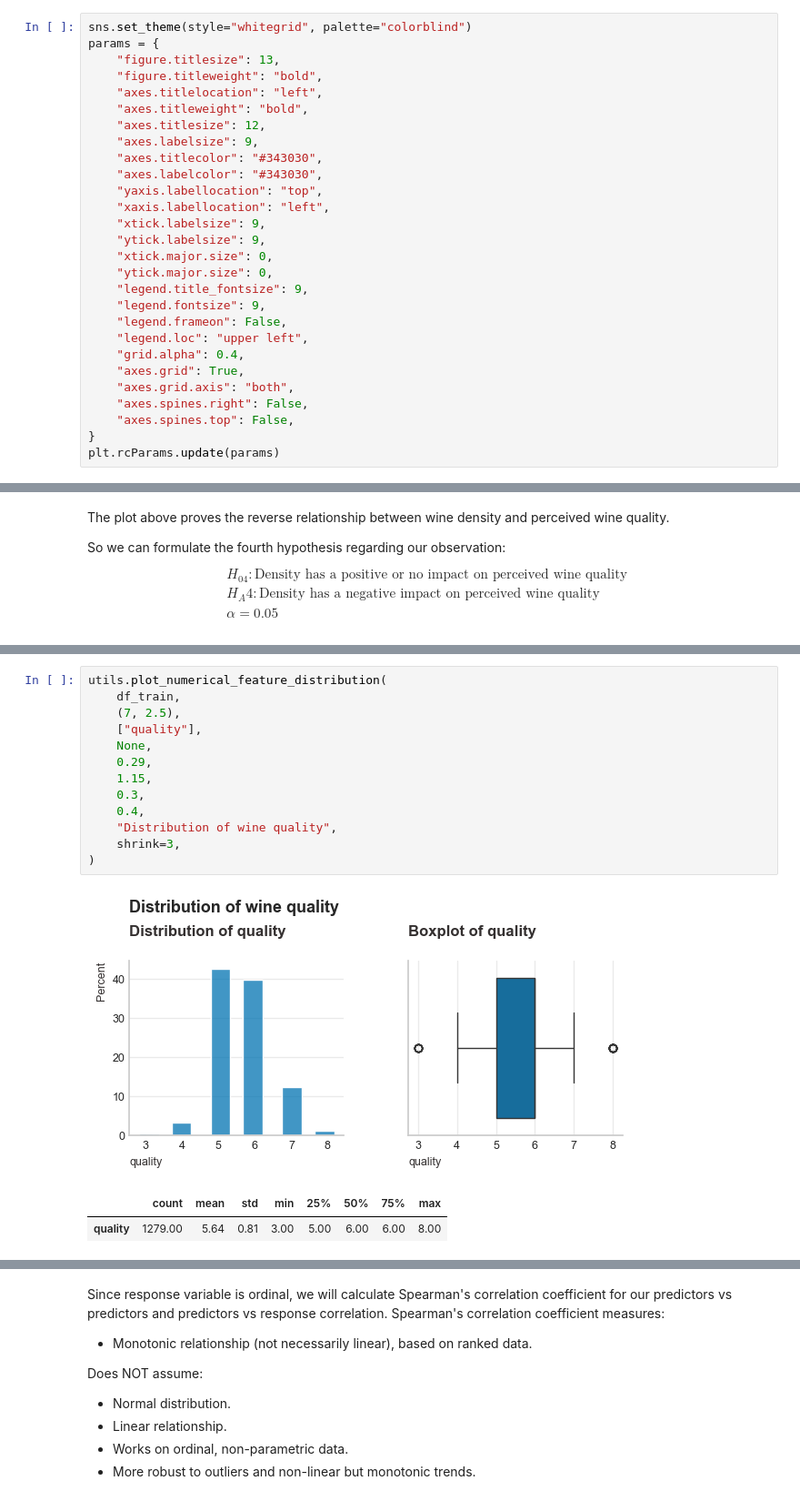
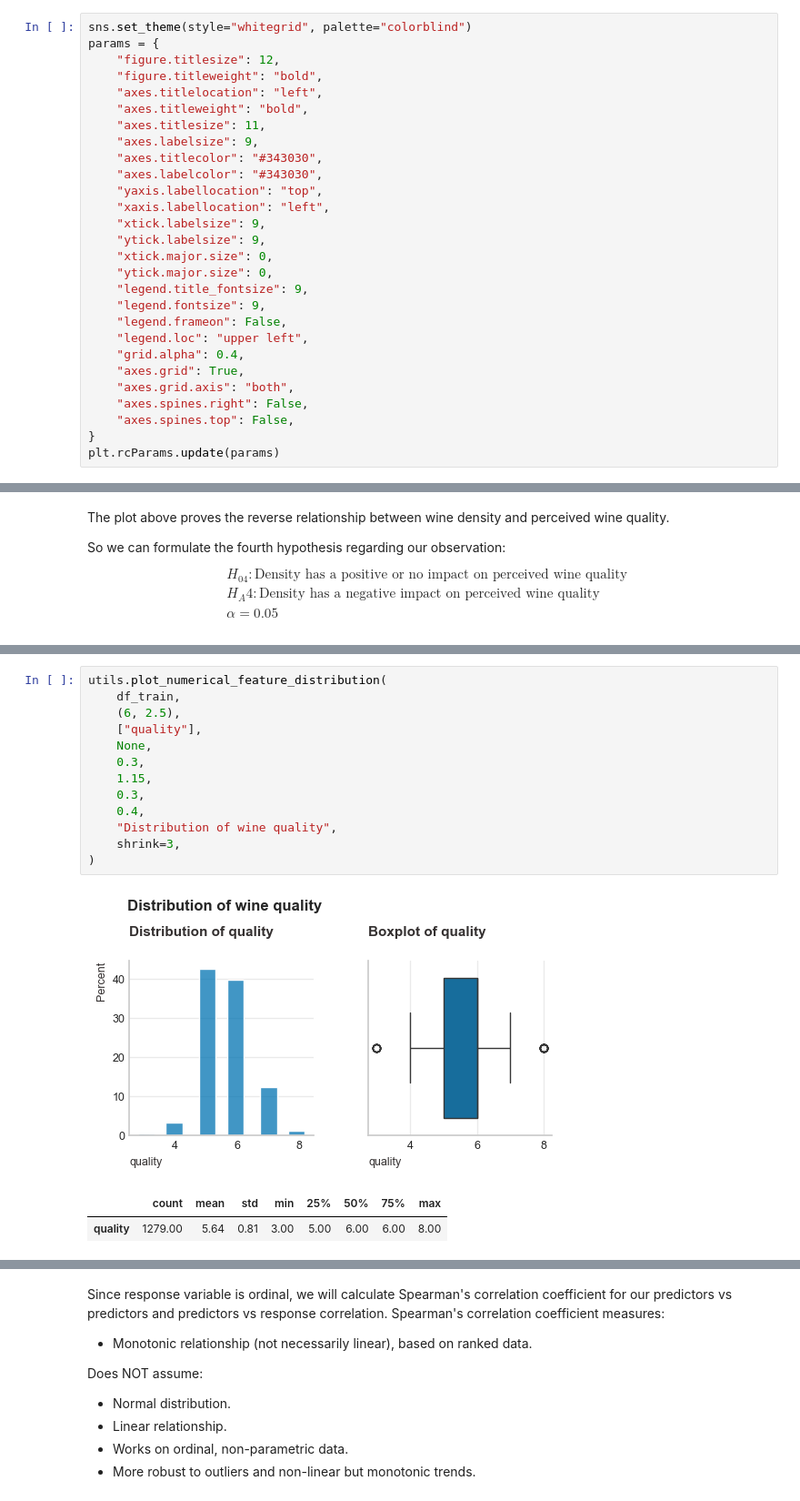
Before and after one commit to Gintare1985/Red-Wine-Quality-Project, a Jupyter notebook: notebooks/Red_wine_quality_analysis.ipynb, the cells around one changed output, grey strips where cells are left out. Shown at 91% size. Saved outputs shown, nothing was run; the diff lists cells and outputs as text.

```diff
--- a/notebooks/Red_wine_quality_analysis.ipynb
+++ b/notebooks/Red_wine_quality_analysis.ipynb
@@ -50,11 +53,11 @@ pd.set_option("display.max_columns", 50)
 # %%
 sns.set_theme(style="whitegrid", palette="colorblind")
 params = {
-    "figure.titlesize": 13,
+    "figure.titlesize": 12,
     "figure.titleweight": "bold",
     "axes.titlelocation": "left",
     "axes.titleweight": "bold",
-    "axes.titlesize": 12,
+    "axes.titlesize": 11,
     "axes.labelsize": 9,
     "axes.titlecolor": "#343030",
     "axes.labelcolor": "#343030",
@@ -653,18 +656,18 @@ Finally, we will examine distribution of response variable.
 # %%
 utils.plot_numerical_feature_distribution(
     df_train,
-    (7, 2.5),
+    (6, 2.5),
     ["quality"],
     None,
-    0.29,
+    0.3,
     1.15,
     0.3,
     0.4,
     "Distribution of wine quality",
     shrink=3,
 )
 # %% [output]
-[figure, old version]
+[figure, new version]
 |  | count | mean | std | min | 25% | 50% | 75% | max |
 | quality | 1279.00 | 5.64 | 0.81 | 3.00 | 5.00 | 6.00 | 6.00 | 8.00 |
 # %% [markdown]
```
Also changed, not shown: parts of 143 cells of this notebook, 2 other files.
